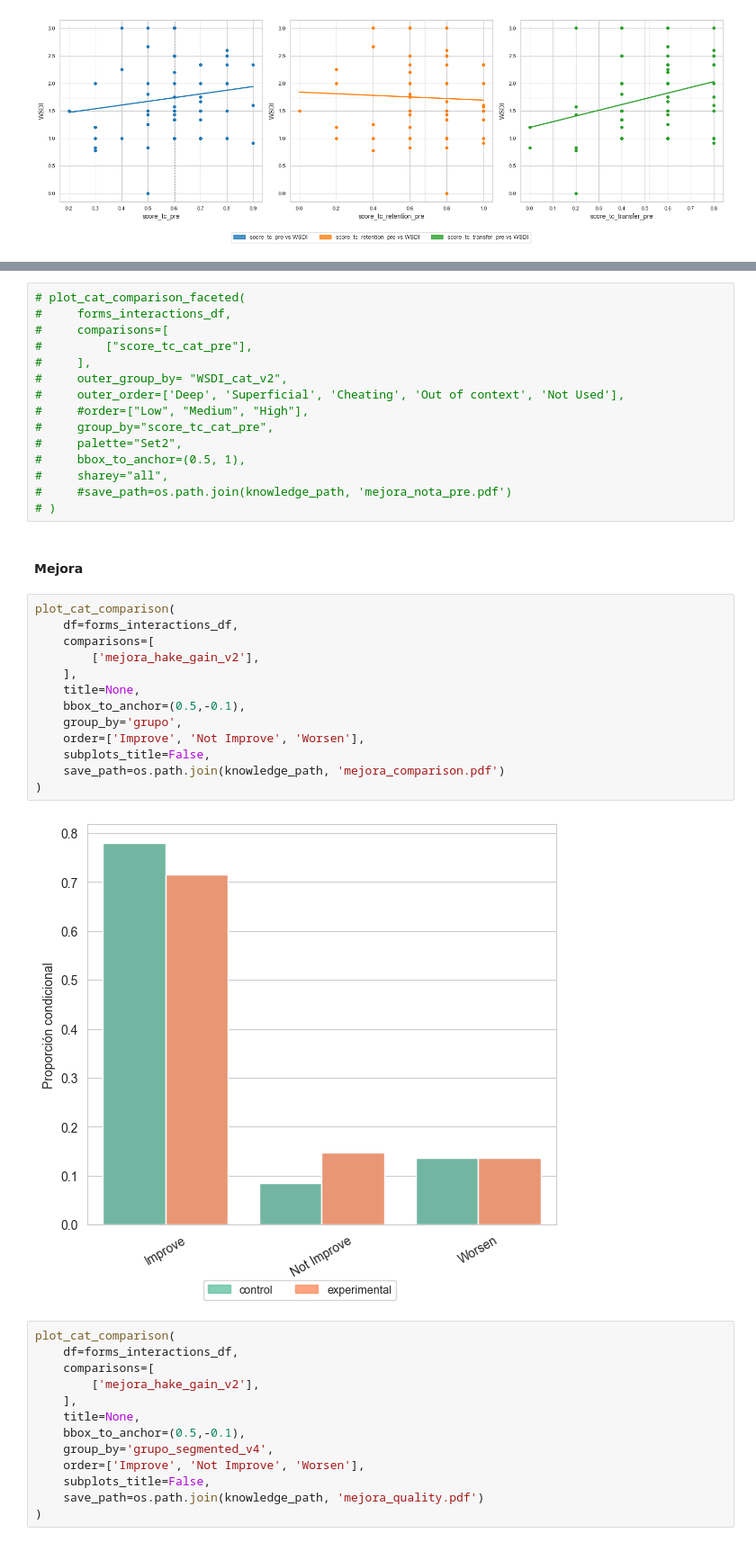
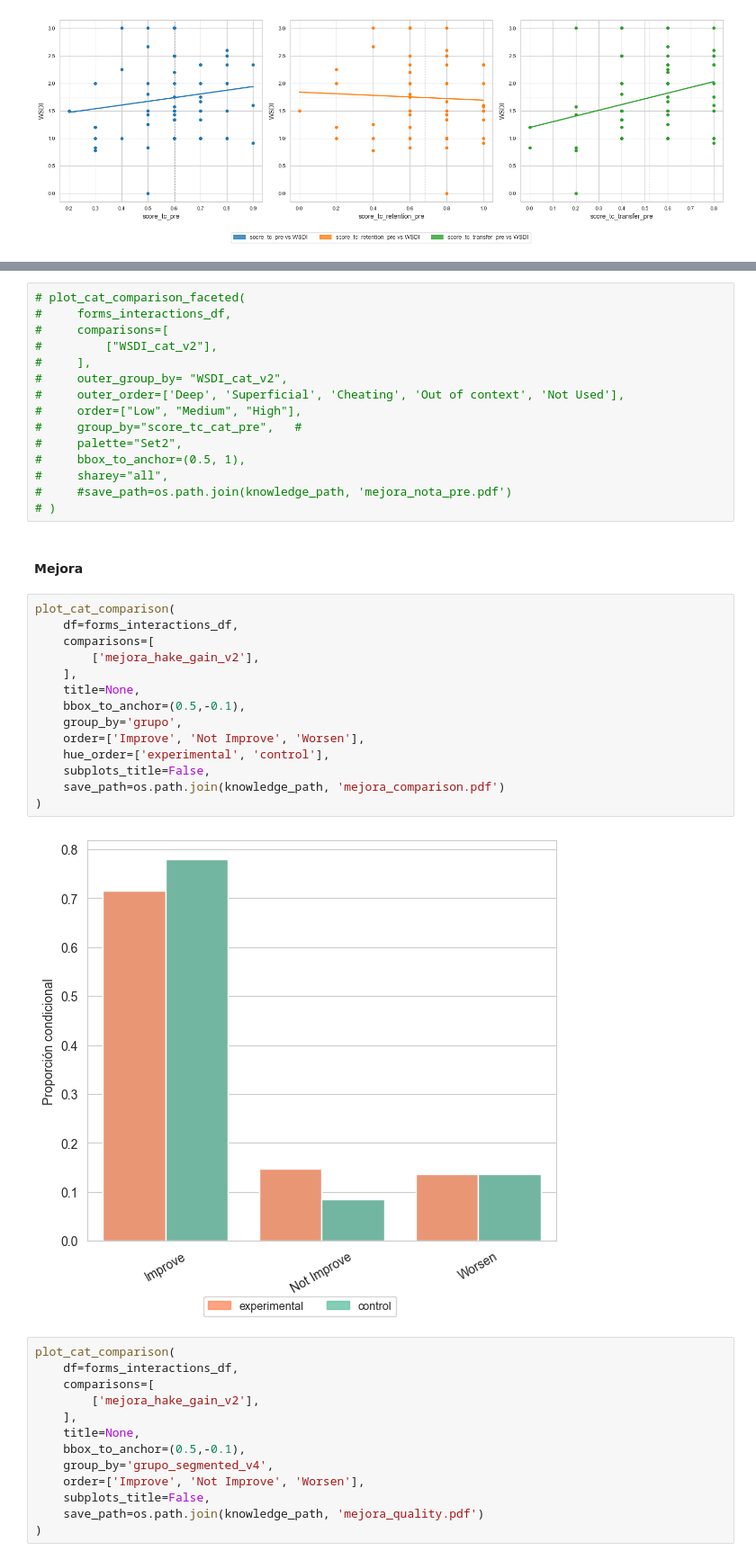
Before and after one commit to IBiDat/va-educational-impact, a Jupyter notebook: src/notebooks/paper/paper_results.ipynb, the cells around one changed output, grey strips where cells are left out. Shown at 90% size. Cells and saved outputs as stored; diff of their text form.

```diff
--- a/src/notebooks/paper/paper_results.ipynb
+++ b/src/notebooks/paper/paper_results.ipynb
@@ -620,12 +690,12 @@ plot_quant_scatter(
 # plot_cat_comparison_faceted(
 #     forms_interactions_df,
 #     comparisons=[
-#         ["score_tc_cat_pre"],
+#         ["WSDI_cat_v2"],
 #     ],
 #     outer_group_by= "WSDI_cat_v2",
 #     outer_order=['Deep', 'Superficial', 'Cheating', 'Out of context', 'Not Used'],
-#     #order=["Low", "Medium", "High"],
-#     group_by="score_tc_cat_pre",
+#     order=["Low", "Medium", "High"],
+#     group_by="score_tc_cat_pre",   #
 #     palette="Set2",
 #     bbox_to_anchor=(0.5, 1),
 #     sharey="all",
@@ -636,18 +706,19 @@ plot_quant_scatter(
 # %%
 plot_cat_comparison(
     df=forms_interactions_df,
     comparisons=[
         ['mejora_hake_gain_v2'],
     ],
     title=None,
     bbox_to_anchor=(0.5,-0.1),
     group_by='grupo',
     order=['Improve', 'Not Improve', 'Worsen'],
+    hue_order=['experimental', 'control'],
     subplots_title=False,
     save_path=os.path.join(knowledge_path, 'mejora_comparison.pdf')
 )
 # %% [output]
-[figure, old version]
+[figure, new version]
 # %%
 plot_cat_comparison(
     df=forms_interactions_df,
```
Also changed, not shown: parts of 26 cells of this notebook, 1 other file.
